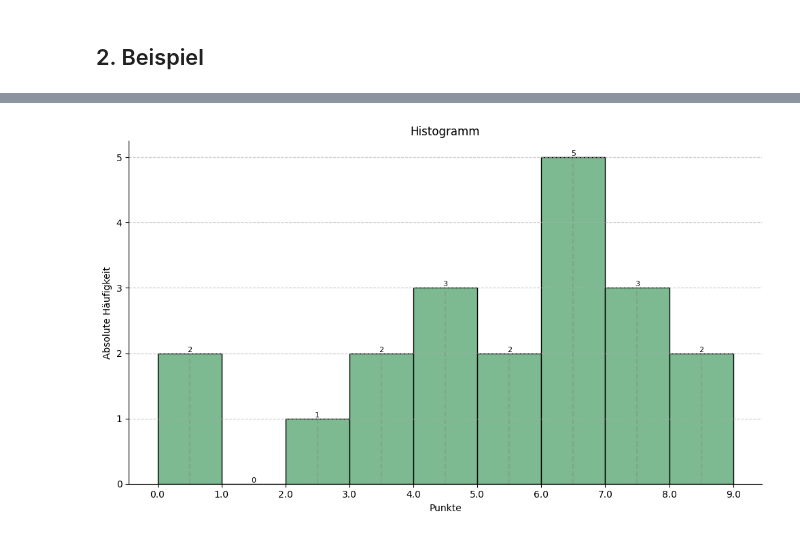
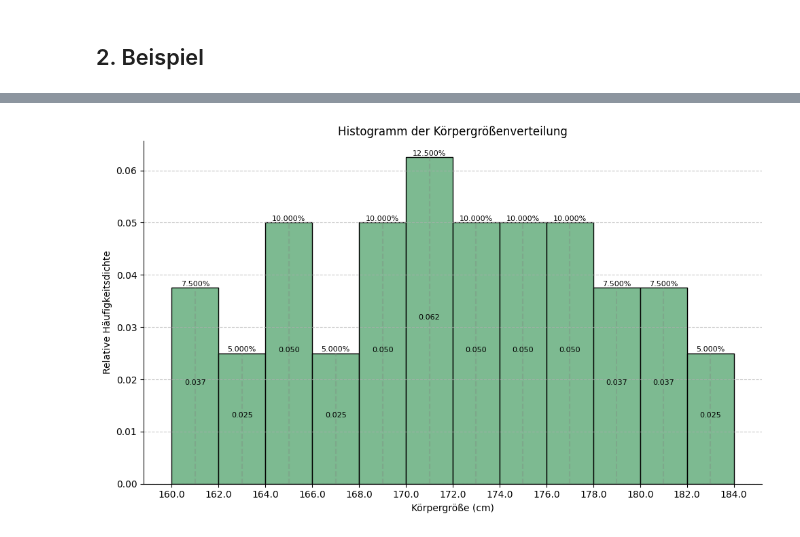
Before and after one commit to StatsTeam/statistik, a Jupyter notebook: tools/Histogramm/histogramm.ipynb, the cells around one changed output, grey strips where cells are left out. Drawn from its saved outputs; the diff is of its cells as text; code cells hidden in the pictures.

```diff
--- a/tools/Histogramm/histogramm.ipynb
+++ b/tools/Histogramm/histogramm.ipynb
@@ -157,11 +168,11 @@ histogram(frequency_table=frequency_table, rel_frequency=True, density=True, on_
 # %%
 # Beispiel für die Verwendung
 frequency_table = {
-    "Absolute Häufigkeit": [2, 0, 1, 2, 3, 2, 5, 3, 2],
-    "Klassen": ["[0; 1)", "[1; 2)", "[2; 3)", "[3; 4)", "[4; 5)", "[5; 6)", "[6; 7)", "[7; 8)", "[8; 9)"]
+    "Absolute Häufigkeit": [3, 2, 4, 2, 4, 5, 4, 4, 4, 3, 3, 2],
+    "Klassen": ["[160; 162)", "[162; 164)", "[164; 166)", "[166; 168)", "[168; 170)", "[170; 172)", "[172; 174)", "[174; 176)", "[176; 178)", "[178; 180)", "[180; 182)", "[182; 184)"]
 }
 
 # Aufruf der Funktion, um relative Häufigkeitsdichte darzustellen
-histogram(frequency_table=frequency_table, rel_frequency=False, density=False, on_bin_txt_space=0.0001, xlabel="Punkte")
+histogram(frequency_table=frequency_table, rel_frequency=True, density=True, on_bin_txt_space=0.0001, xlabel="Körpergröße (cm)", title="Histogramm der Körpergrößenverteilung")
 # %% [output]
-[figure, old version]
+[figure, new version]
```
Also changed, not shown: parts of 1 cell of this notebook, 7 other files.
